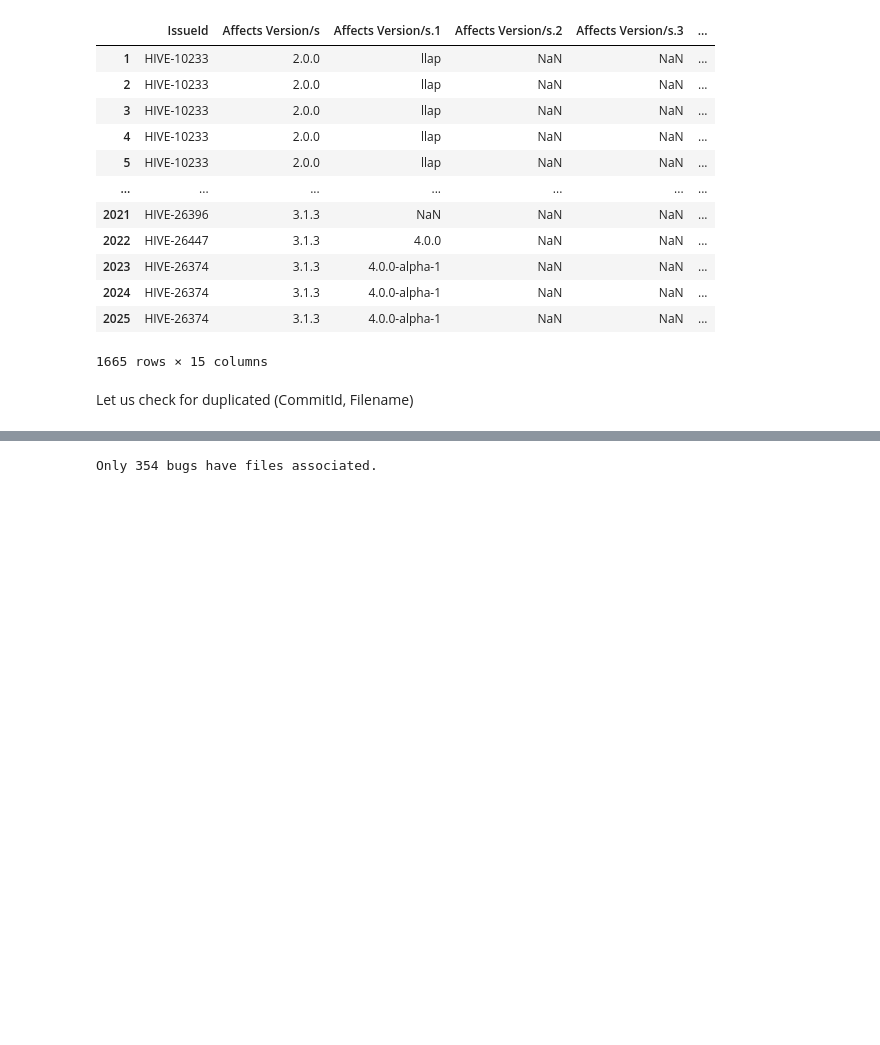
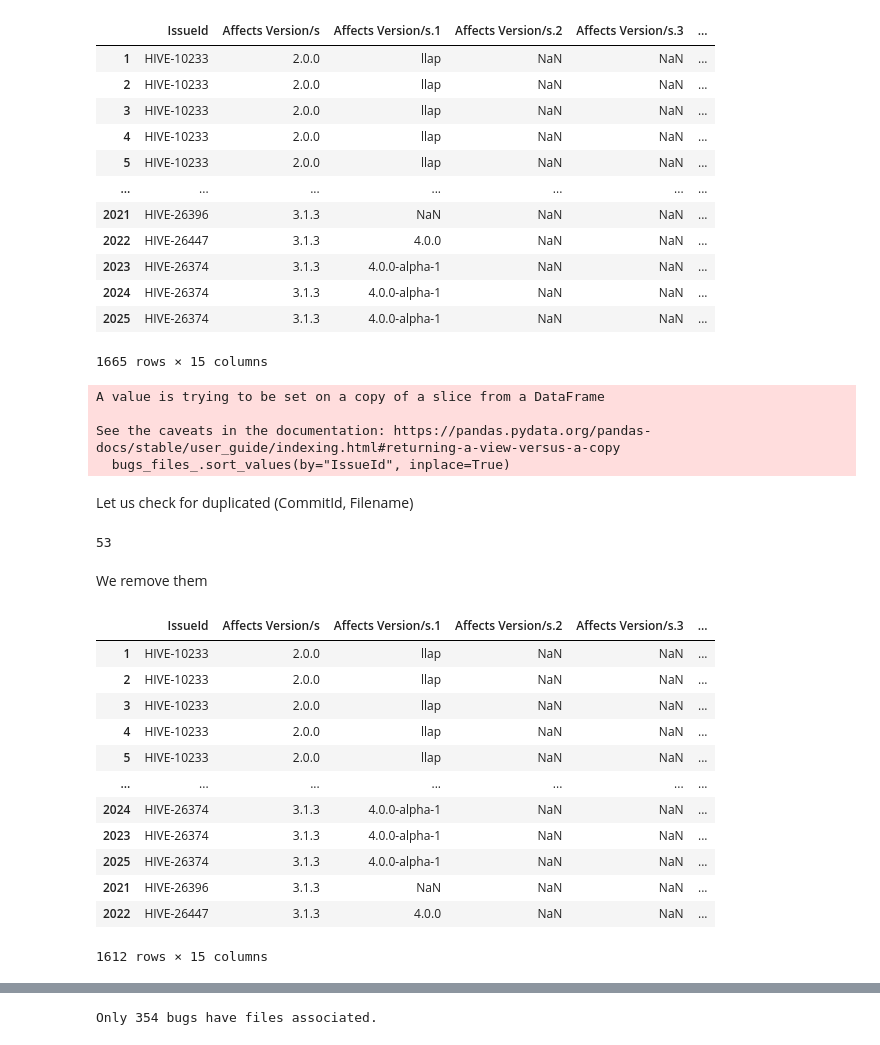
Before and after one commit to ahenrij/ets-mgl869-hive, a Jupyter notebook: src/lab/notebooks/matching.ipynb, the cells around one changed output, grey strips where cells are left out. Saved outputs shown, nothing was run; the diff lists cells and outputs as text; code cells hidden in the pictures; blank space fills up the shorter version.

```diff
--- a/src/lab/notebooks/matching.ipynb
+++ b/src/lab/notebooks/matching.ipynb
@@ -99,5 +101,12 @@ bugs_files_
 | 2024 | HIVE-26374 | 3.1.3 | 4.0.0-alpha-1 | NaN | NaN | ... |
 | 2025 | HIVE-26374 | 3.1.3 | 4.0.0-alpha-1 | NaN | NaN | ... |
 1665 rows × 15 columns
+# %%
+bugs_files_.sort_values(by="IssueId", inplace=True)
+# %% [output]
+A value is trying to be set on a copy of a slice from a DataFrame
+
+See the caveats in the documentation: https://pandas.pydata.org/pandas-docs/stable/user_guide/indexing.html#returning-a-view-versus-a-copy
+  bugs_files_.sort_values(by="IssueId", inplace=True)
 # %% [markdown]
 Let us check for duplicated (CommitId, Filename)
@@ -105,0 +113,24 @@ bugs_files_.duplicated
+# %%
+sum(bugs_files_[["CommitId", "Filename"]].duplicated())
+# %% [output]
+53
+# %% [markdown]
+We remove them
+# %%
+
+bugs_files_ = bugs_files_.drop_duplicates(subset=["CommitId", "Filename"])
+bugs_files_
+# %% [output]
+|  | IssueId | Affects Version/s | Affects Version/s.1 | Affects Version/s.2 | Affects Version/s.3 | ... |
+| 1 | HIVE-10233 | 2.0.0 | llap | NaN | NaN | ... |
+| 2 | HIVE-10233 | 2.0.0 | llap | NaN | NaN | ... |
+| 3 | HIVE-10233 | 2.0.0 | llap | NaN | NaN | ... |
+| 4 | HIVE-10233 | 2.0.0 | llap | NaN | NaN | ... |
+| 5 | HIVE-10233 | 2.0.0 | llap | NaN | NaN | ... |
+| ... | ... | ... | ... | ... | ... | ... |
+| 2024 | HIVE-26374 | 3.1.3 | 4.0.0-alpha-1 | NaN | NaN | ... |
+| 2023 | HIVE-26374 | 3.1.3 | 4.0.0-alpha-1 | NaN | NaN | ... |
+| 2025 | HIVE-26374 | 3.1.3 | 4.0.0-alpha-1 | NaN | NaN | ... |
+| 2021 | HIVE-26396 | 3.1.3 | NaN | NaN | NaN | ... |
+| 2022 | HIVE-26447 | 3.1.3 | 4.0.0 | NaN | NaN | ... |
+1612 rows × 15 columns
```
Also changed, not shown: parts of 4 cells of this notebook, 18 other files.
